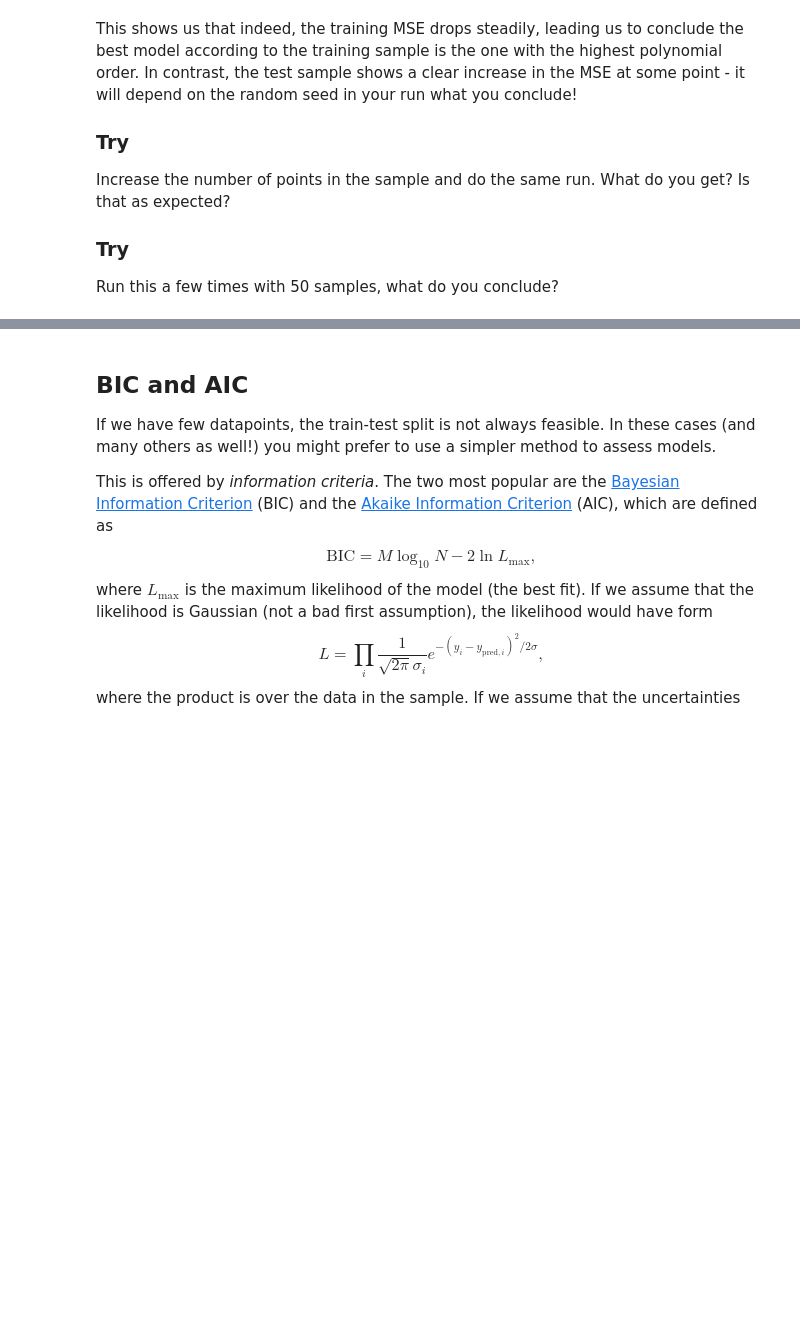
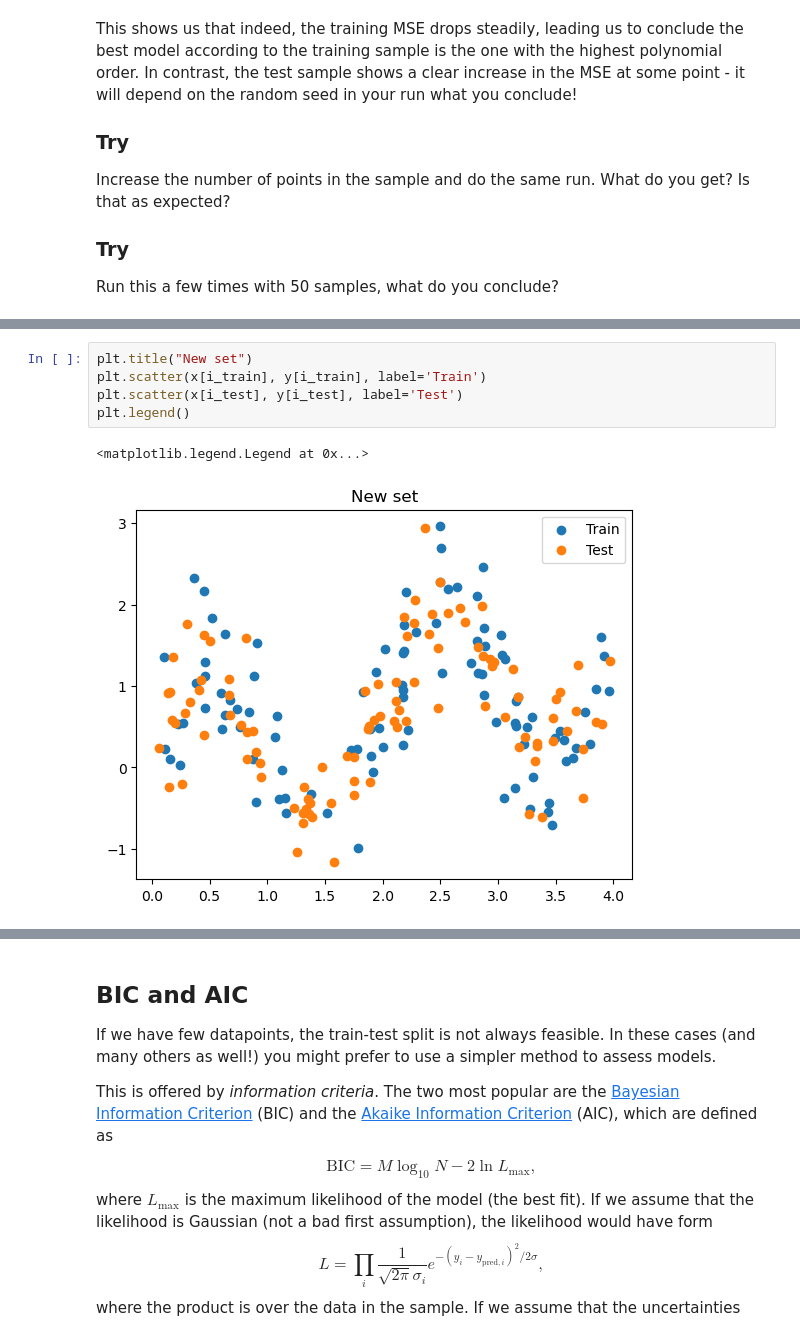
Before and after one commit to pedrobranco1999/MLD2025, a Jupyter notebook: Notebooks/MLD2025-01b-Deciding when good is good enough.ipynb, the cells around one changed output, grey strips where cells are left out. Drawn from its saved outputs; the diff is of its cells as text; blank space fills up the shorter version.

```diff
--- a/Notebooks/MLD2025-01b-Deciding when good is good enough.ipynb
+++ b/Notebooks/MLD2025-01b-Deciding when good is good enough.ipynb
@@ -107,0 +139,8 @@ Run this a few times with 50 samples, what do you conclude?
+# %%
+plt.title("New set")
+plt.scatter(x[i_train], y[i_train], label='Train')
+plt.scatter(x[i_test], y[i_test], label='Test')
+plt.legend()
+# %% [output]
+<matplotlib.legend.Legend at 0x...>
+[figure, added]
```
Also changed, not shown: parts of 26 cells of this notebook, 4 other files.
